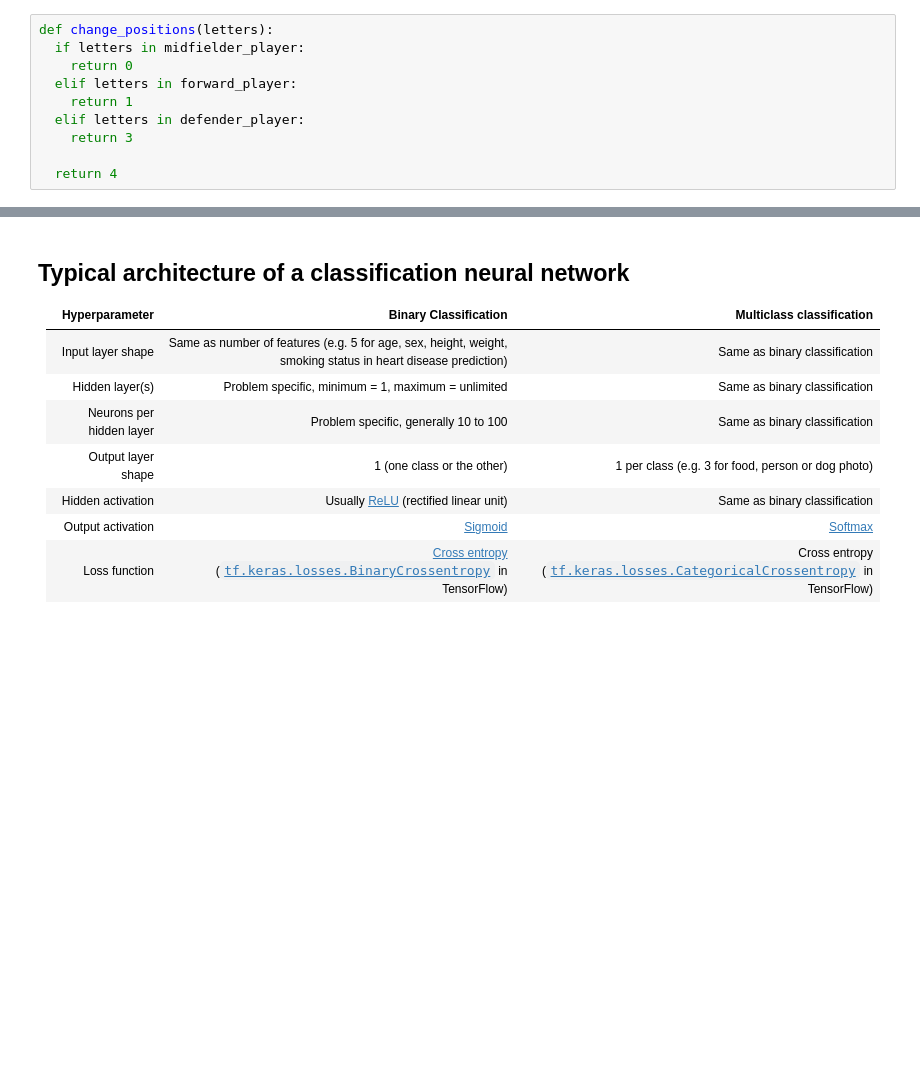
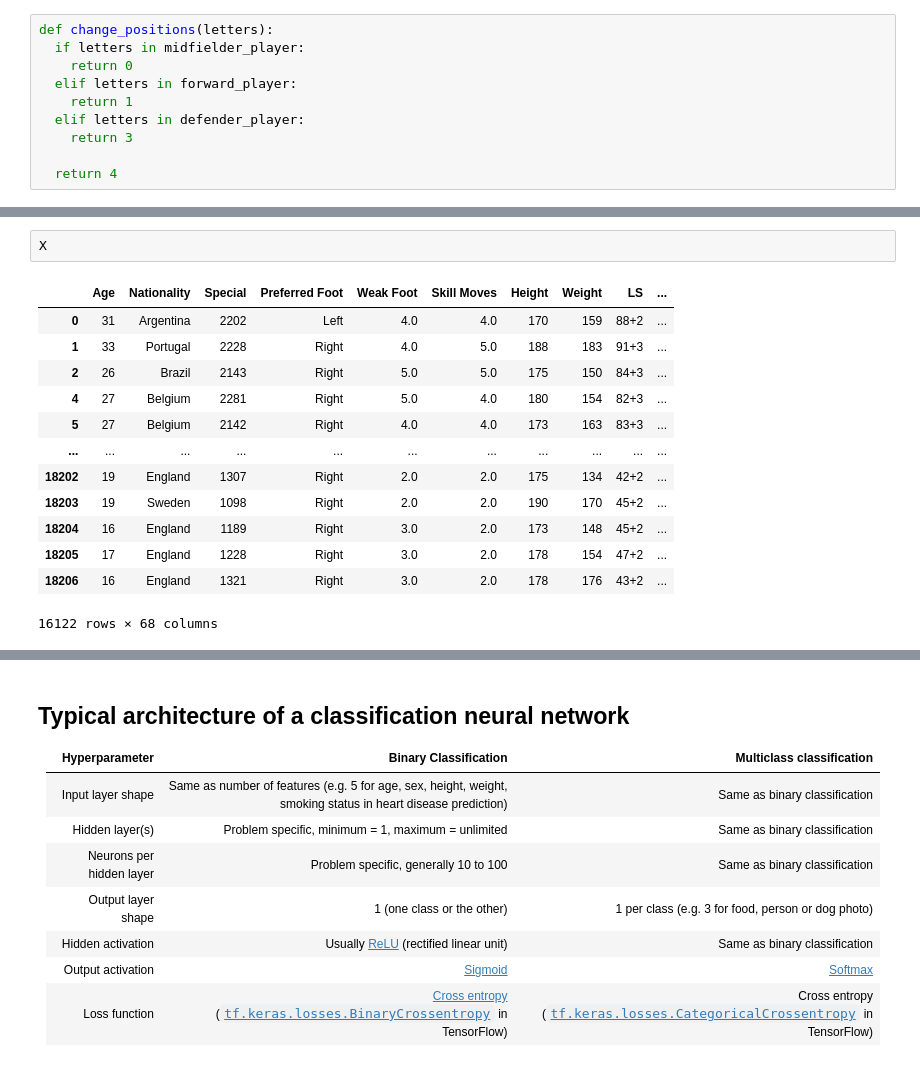
Before and after one commit to Nikitaion/TensorFlowLearning, a Jupyter notebook: 11_tensorflow_exam_skills_checklist.ipynb, the cells around one changed output, grey strips where cells are left out. Saved outputs shown, nothing was run; the diff lists cells and outputs as text; blank space fills up the shorter version.

```diff
--- a/11_tensorflow_exam_skills_checklist.ipynb
+++ b/11_tensorflow_exam_skills_checklist.ipynb
@@ -729 +722,17 @@ fifa_19_ds.head(9)
 9 rows × 69 columns
+# %%
+X
+# %% [output]
+|  | Age | Nationality | Special | Preferred Foot | Weak Foot | Skill Moves | Height | Weight | LS | ... |
+| 0 | 31 | Argentina | 2202 | Left | 4.0 | 4.0 | 170 | 159 | 88+2 | ... |
+| 1 | 33 | Portugal | 2228 | Right | 4.0 | 5.0 | 188 | 183 | 91+3 | ... |
+| 2 | 26 | Brazil | 2143 | Right | 5.0 | 5.0 | 175 | 150 | 84+3 | ... |
+| 4 | 27 | Belgium | 2281 | Right | 5.0 | 4.0 | 180 | 154 | 82+3 | ... |
+| 5 | 27 | Belgium | 2142 | Right | 4.0 | 4.0 | 173 | 163 | 83+3 | ... |
+| ... | ... | ... | ... | ... | ... | ... | ... | ... | ... | ... |
+| 18202 | 19 | England | 1307 | Right | 2.0 | 2.0 | 175 | 134 | 42+2 | ... |
+| 18203 | 19 | Sweden | 1098 | Right | 2.0 | 2.0 | 190 | 170 | 45+2 | ... |
+| 18204 | 16 | England | 1189 | Right | 3.0 | 2.0 | 173 | 148 | 45+2 | ... |
+| 18205 | 17 | England | 1228 | Right | 3.0 | 2.0 | 178 | 154 | 47+2 | ... |
+| 18206 | 16 | England | 1321 | Right | 3.0 | 2.0 | 178 | 176 | 43+2 | ... |
+16122 rows × 68 columns
```
Also changed, not shown: parts of 39 cells of this notebook.
